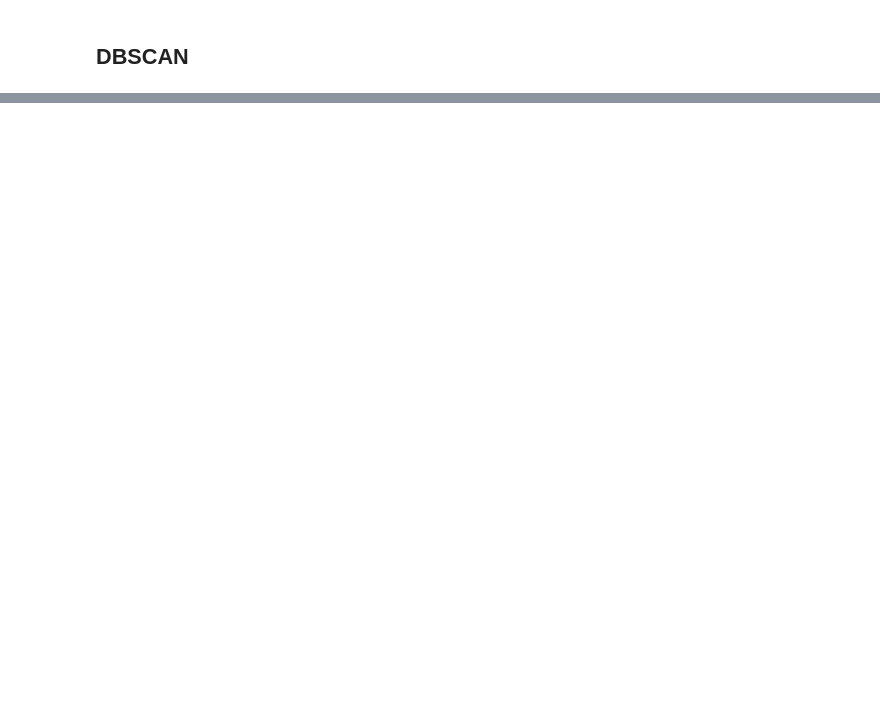
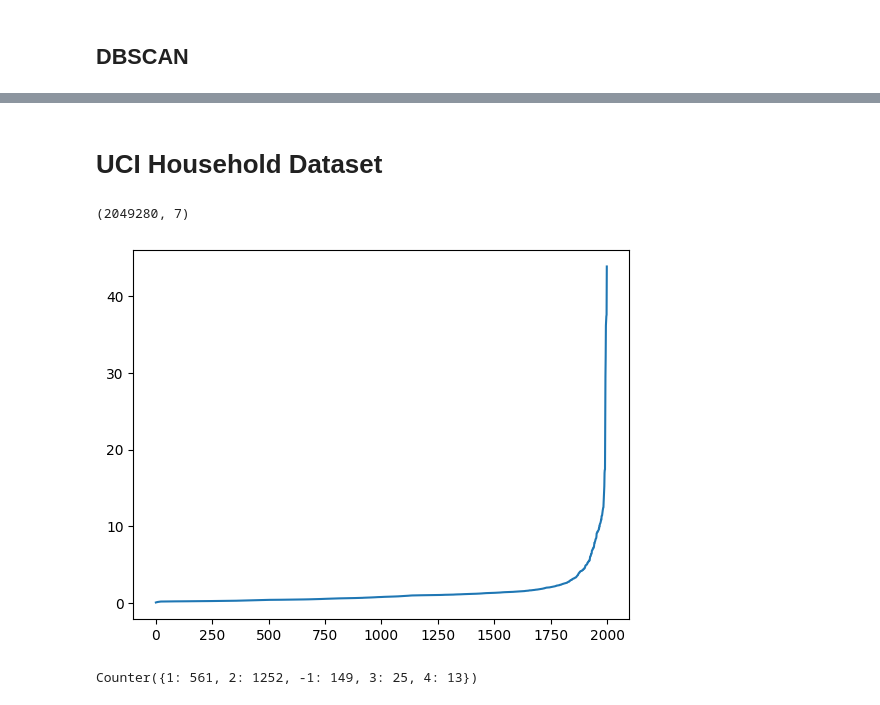
Before and after one commit to AkshaySyal/DBSCAN, a Jupyter notebook: prob7/HW2_B_Q3_USML.ipynb, the cells around one changed output, grey strips where cells are left out. Drawn from its saved outputs; the diff is of its cells as text; code cells hidden in the pictures; blank space fills up the shorter version.

Commit message:
UCI Household

```diff
--- a/prob7/HW2_B_Q3_USML.ipynb
+++ b/prob7/HW2_B_Q3_USML.ipynb
@@ -115,0 +193,2 @@ determineEpsAndMinPts(785, sampled_ball_tree, sampled_imgs)
+# %% [markdown]
+# UCI Household Dataset
@@ -115,0 +205,15 @@ determineEpsAndMinPts(785, sampled_ball_tree, sampled_imgs)
+# %%
+with open('/content/drive/MyDrive/USML/HW 2B/UCI Household Dataset/numpy_array.pkl', 'rb') as f:
+    household = pickle.load(f)
+# %%
+household.shape
+# %% [output]
+(2049280, 7)
+# %%
+sample_indices = np.random.choice(household.shape[0], 2000, replace=False)
+sampled_recs = household[sample_indices]
+ball_tree = BallTree(sampled_recs,metric='euclidean')
+# %%
+determineEpsAndMinPts(8, ball_tree, sampled_recs)
+# %% [output]
+[figure, added]
@@ -115,0 +222,5 @@ determineEpsAndMinPts(785, sampled_ball_tree, sampled_imgs)
+# %%
+value_counts = Counter(labels)
+value_counts
+# %% [output]
+Counter({1: 561, 2: 1252, -1: 149, 3: 25, 4: 13})
```
Also changed, not shown: parts of 10 cells of this notebook.
